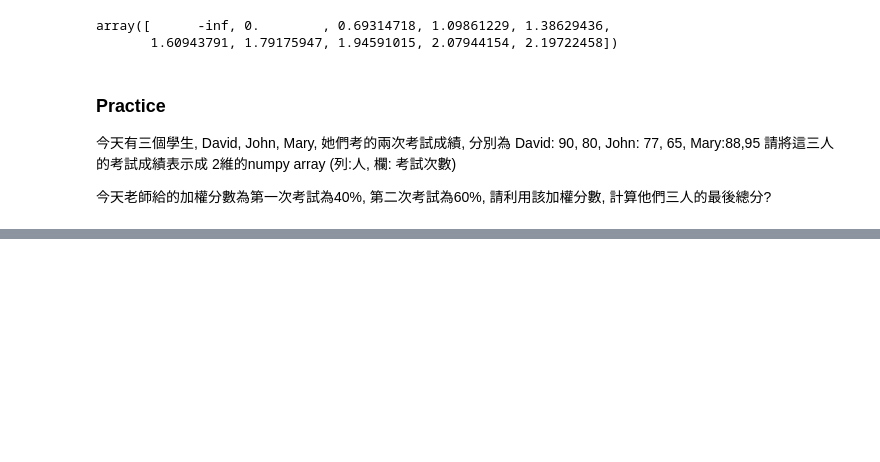
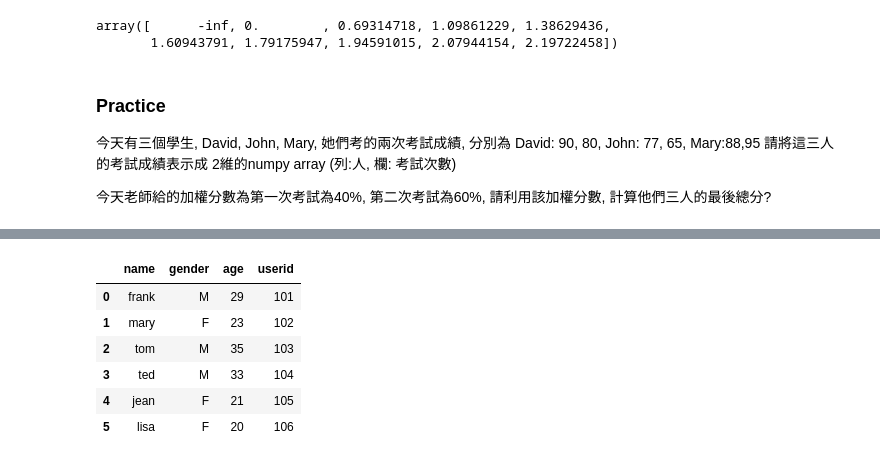
Before and after one commit to ywchiu/tibamepy, a Jupyter notebook: Demo20200919.ipynb, the cells around one changed output, grey strips where cells are left out. Saved outputs shown, nothing was run; the diff lists cells and outputs as text; code cells hidden in the pictures; blank space fills up the shorter version.

```diff
--- a/Demo20200919.ipynb
+++ b/Demo20200919.ipynb
@@ -476,0 +931,2 @@ John: 77, 65, Mary:88,95
+# %%
+df.drop(6, axis = 0, inplace=True)
@@ -476,0 +943,16 @@ John: 77, 65, Mary:88,95
+# %%
+df = df.append(pd.DataFrame([{'age':20,'gender':'F','name':'qoo'}]),ignore_index=True)
+# %%
+df.drop(6, axis = 0, inplace=True)
+# %%
+df['userid'] = range(101,107)
+# %%
+df
+# %% [output]
+|  | name | gender | age | userid |
+| 0 | frank | M | 29 | 101 |
+| 1 | mary | F | 23 | 102 |
+| 2 | tom | M | 35 | 103 |
+| 3 | ted | M | 33 | 104 |
+| 4 | jean | F | 21 | 105 |
+| 5 | lisa | F | 20 | 106 |
```
Also changed, not shown: parts of 84 cells of this notebook.
